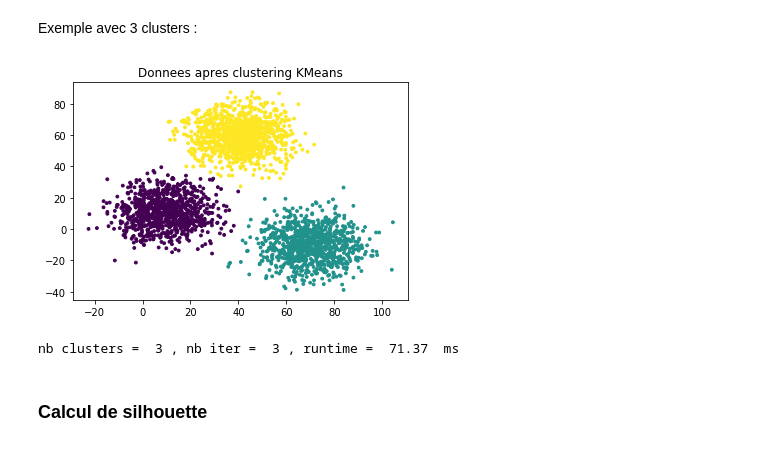
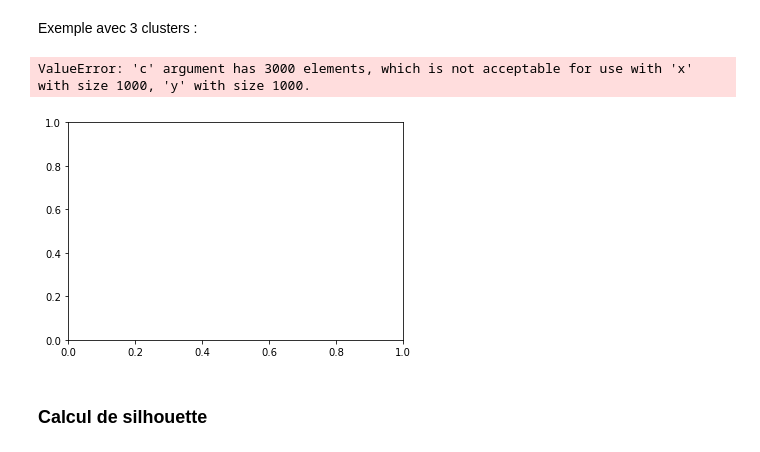
Before and after one commit to martemr/TP_clustering, a Jupyter notebook: TP_Clustering_Partie_1.ipynb, the cells around one changed output. Saved outputs shown, nothing was run; the diff lists cells and outputs as text; code cells hidden in the pictures.

```diff
--- a/TP_Clustering_Partie_1.ipynb
+++ b/TP_Clustering_Partie_1.ipynb
@@ -14,10 +15,10 @@ def data_as_np(path):
     data = [[x[0], x[1]] for x in databrut[0]]
     return data
 # %%
-data = data_as_np("./artificial/xclara.arff")
+datanp = data_as_np("./artificial/xclara.arff")
 
-f0 = [f[0] for f in data]
-f1 = [f[1] for f in data]
+f0 = [f[0] for f in datanp]
+f1 = [f[1] for f in datanp]
 
 plt.scatter(f0, f1, s=8)
 plt.title("Donnees initiales")
@@ -27,27 +28,26 @@ plt.show()
 # %% [markdown]
 Exemple avec 3 clusters :
 # %%
-from sklearn import cluster
 datanp = data_as_np("./artificial/xclara.arff")
 def kmean(k,datanp):
     tps1 = time.time()
     model = cluster.KMeans(n_clusters = k, init = 'k-means++')
     model.fit(datanp)
     tps2 = time.time()
     labels = model.labels_
     iteration = model.n_iter_
     return labels,tps1,tps2,iteration
 
 k=3
-labels,tps1,tps2,iteration = kmean(k,data)
+labels,tps1,tps2,iteration = kmean(k,datanp)
 labelsKMean = labels
 plt.scatter(f0, f1, c=labels, s=8)
 plt.title("Donnees apres clustering KMeans")
 plt.show()
 print("nb clusters = ",k,", nb iter = ",iteration,", runtime = ",round((tps2-tps1)*1000,2)," ms")
 # %% [output]
+ValueError: 'c' argument has 3000 elements, which is not acceptable for use with 'x' with size 1000, 'y' with size 1000.
-[figure, old version]
+[figure, new version]
-nb clusters =  3 , nb iter =  3 , runtime =  71.37  ms
 # %% [markdown]
 ### Calcul de silhouette
 # %%
```
Also changed, not shown: parts of 24 cells of this notebook.
